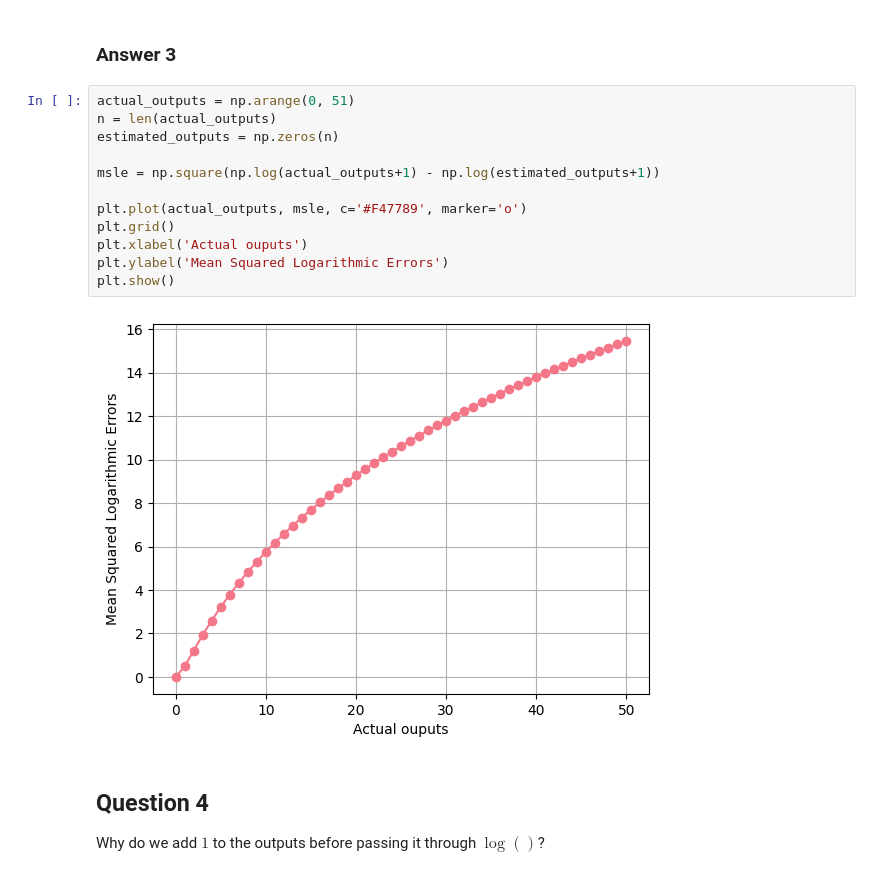
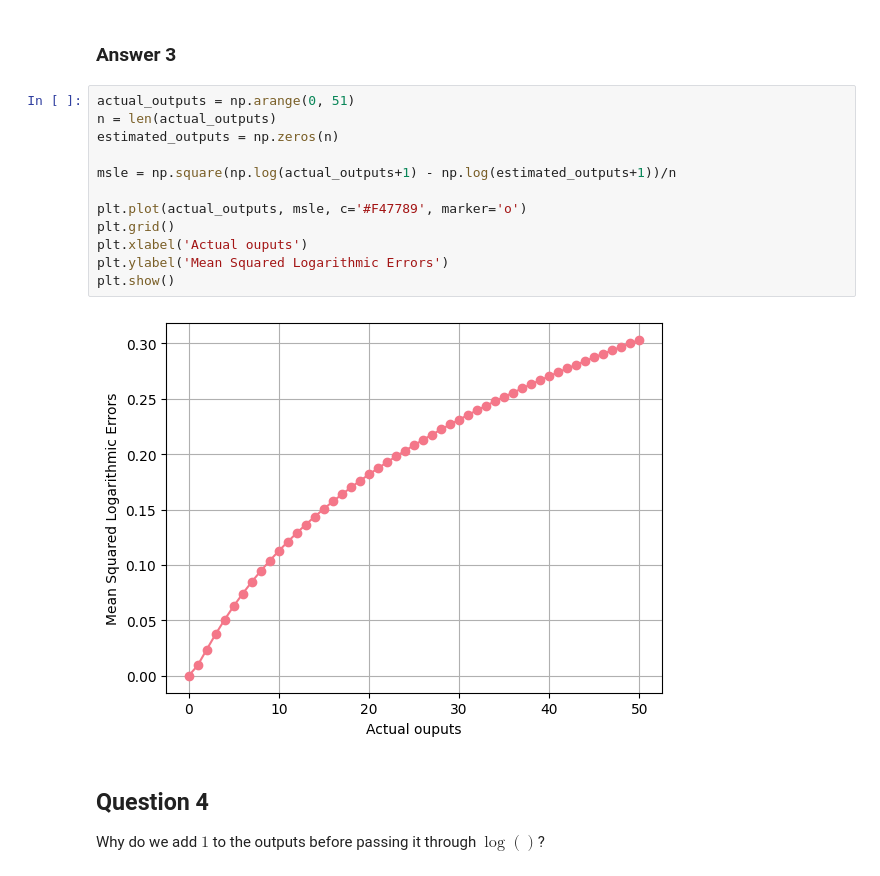
Before and after one commit to MateoBodon/mit_futuremakers_summer_2023-MateoBodon, a Jupyter notebook: Module_07_Regression_Loss_Functions/Regression_Loss_Functions.ipynb, the cells around one changed output. Saved outputs shown, nothing was run; the diff lists cells and outputs as text.

```diff
--- a/Module_07_Regression_Loss_Functions/Regression_Loss_Functions.ipynb
+++ b/Module_07_Regression_Loss_Functions/Regression_Loss_Functions.ipynb
@@ -223,17 +223,17 @@ Now that you know how MSLE works, you need to plot the behavior of **squared log
 # %%
 actual_outputs = np.arange(0, 51)
 n = len(actual_outputs)
 estimated_outputs = np.zeros(n)
 
-msle = np.square(np.log(actual_outputs+1) - np.log(estimated_outputs+1))
+msle = np.square(np.log(actual_outputs+1) - np.log(estimated_outputs+1))/n
 
 plt.plot(actual_outputs, msle, c='#F47789', marker='o')
 plt.grid()
 plt.xlabel('Actual ouputs')
 plt.ylabel('Mean Squared Logarithmic Errors')
 plt.show()
 # %% [output]
-[figure, old version]
+[figure, new version]
 # %% [markdown]
 ## Question 4
 
```
Also changed, not shown: parts of 6 cells of this notebook.
